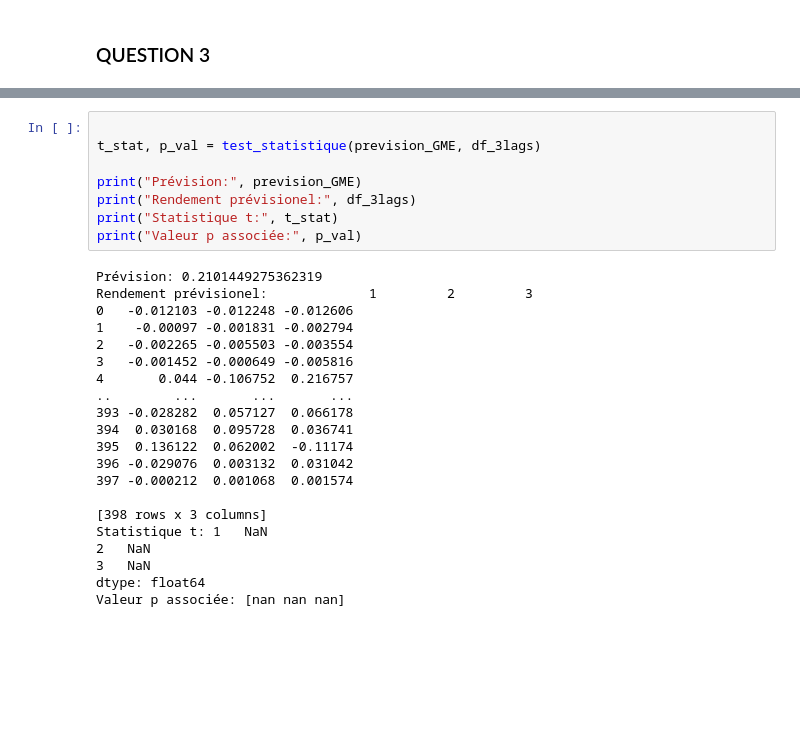
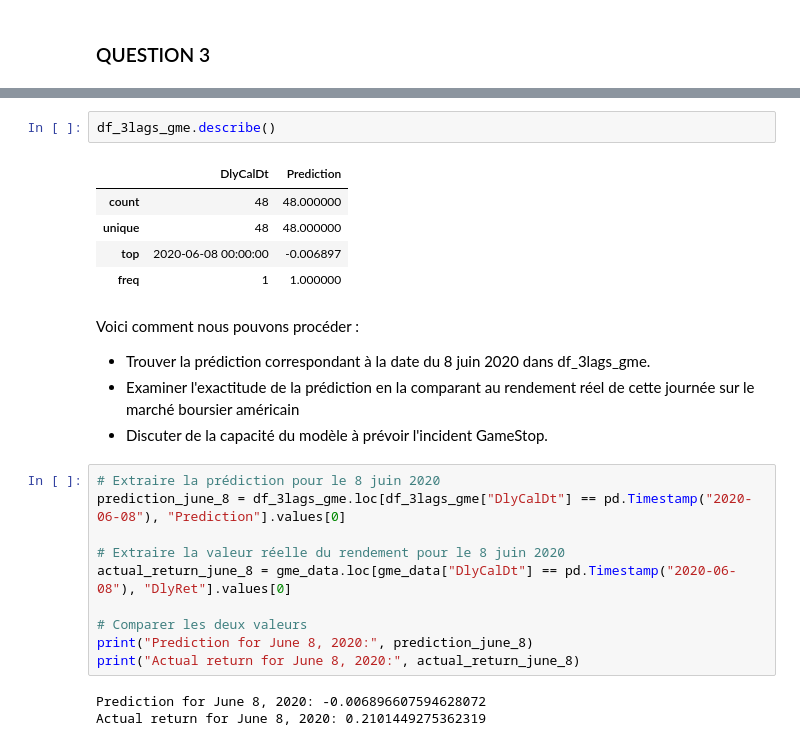
Before and after one commit to ThomasDeConinck/Econometrie-ETUDE-DE-CAS-1-, a Jupyter notebook: ETUDE DE CAS ECONO 1.ipynb, the cells around one changed output, grey strips where cells are left out. Cells and saved outputs as stored; diff of their text form; blank space fills up the shorter version.

```diff
--- a/ETUDE DE CAS ECONO 1.ipynb
+++ b/ETUDE DE CAS ECONO 1.ipynb
@@ -476,29 +414,27 @@ def test_statistique(prevision_GME, df_3lags):
-# %%
-
-t_stat, p_val = test_statistique(prevision_GME, df_3lags)
-
-print("Prévision:", prevision_GME)
-print("Rendement prévisionel:", df_3lags)
-print("Statistique t:", t_stat)
-print("Valeur p associée:", p_val)
-# %% [output]
-Prévision: 0.2101449275362319
-Rendement prévisionel:             1         2         3
-0   -0.012103 -0.012248 -0.012606
-1    -0.00097 -0.001831 -0.002794
-2   -0.002265 -0.005503 -0.003554
-3   -0.001452 -0.000649 -0.005816
-4       0.044 -0.106752  0.216757
-..        ...       ...       ...
-393 -0.028282  0.057127  0.066178
-394  0.030168  0.095728  0.036741
-395  0.136122  0.062002  -0.11174
-396 -0.029076  0.003132  0.031042
-397 -0.000212  0.001068  0.001574
-
-[398 rows x 3 columns]
-Statistique t: 1   NaN
-2   NaN
-3   NaN
-dtype: float64
-Valeur p associée: [nan nan nan]
+# %%
+df_3lags_gme.describe()
+# %% [output]
+|  | DlyCalDt | Prediction |
+| count | 48 | 48.000000 |
+| unique | 48 | 48.000000 |
+| top | 2020-06-08 00:00:00 | -0.006897 |
+| freq | 1 | 1.000000 |
+# %% [markdown]
+Voici comment nous pouvons procéder :
+
+- Trouver la prédiction correspondant à la date du 8 juin 2020 dans df_3lags_gme.
+- Examiner l'exactitude de la prédiction en la comparant au rendement réel de cette journée sur le marché boursier américain
+- Discuter de la capacité du modèle à prévoir l'incident GameStop.
+# %%
+# Extraire la prédiction pour le 8 juin 2020
+prediction_june_8 = df_3lags_gme.loc[df_3lags_gme["DlyCalDt"] == pd.Timestamp("2020-06-08"), "Prediction"].values[0]
+
+# Extraire la valeur réelle du rendement pour le 8 juin 2020
+actual_return_june_8 = gme_data.loc[gme_data["DlyCalDt"] == pd.Timestamp("2020-06-08"), "DlyRet"].values[0]
+
+# Comparer les deux valeurs
+print("Prediction for June 8, 2020:", prediction_june_8)
+print("Actual return for June 8, 2020:", actual_return_june_8)
+# %% [output]
+Prediction for June 8, 2020: -0.006896607594628072
+Actual return for June 8, 2020: 0.2101449275362319
```
Also changed, not shown: parts of 17 cells of this notebook.
